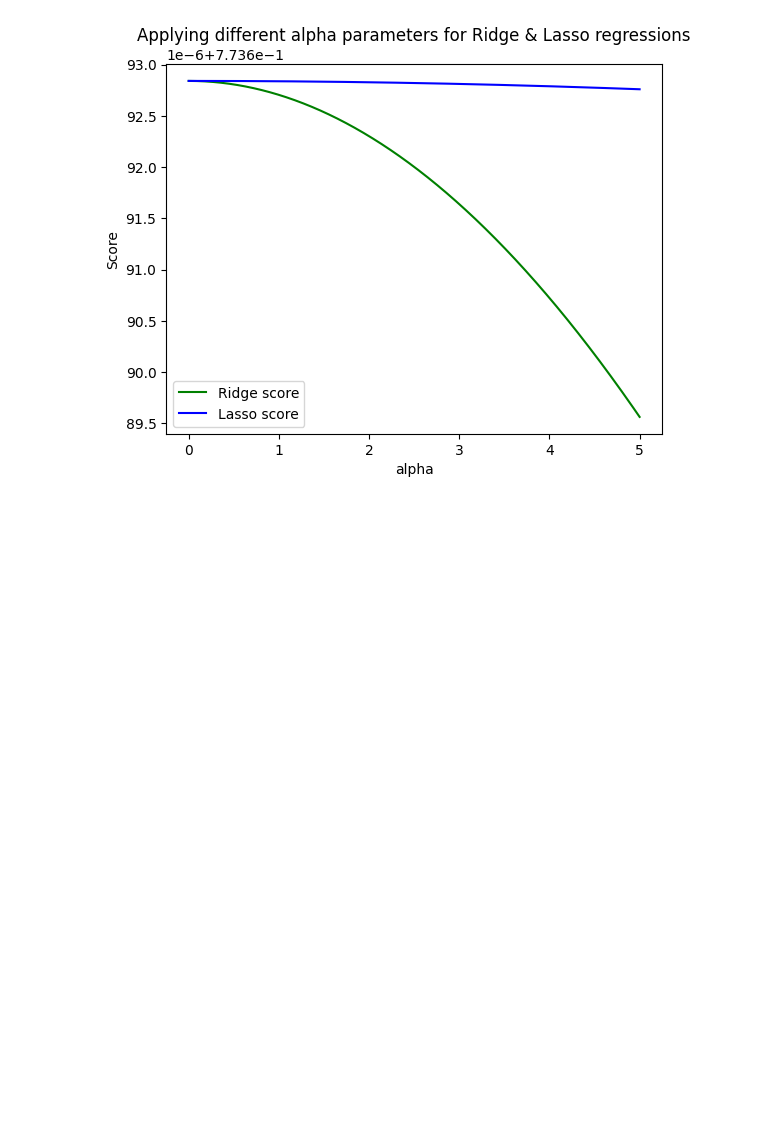
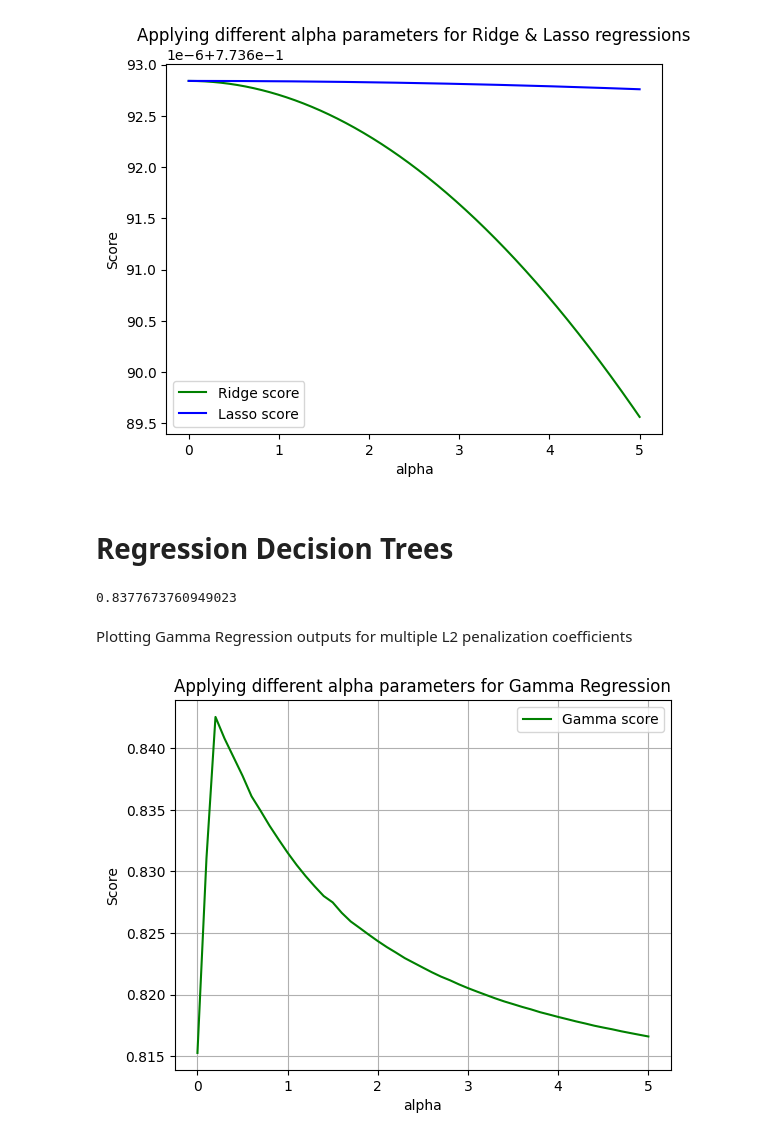
Before and after one commit to MehdiSensali/House-Price-Prediction, a Jupyter notebook: Predictions.ipynb, the cells around one changed output. Saved outputs shown, nothing was run; the diff lists cells and outputs as text; code cells hidden in the pictures; blank space fills up the shorter version.

Commit message:
Gamma Regression

```diff
--- a/Predictions.ipynb
+++ b/Predictions.ipynb
@@ -171,11 +171,11 @@ print(reg_lasso.score(X_mv, y_mv))
 0.09035176726826866
 0.09035178649744047
 # %%
-def result_variation_model(X, y, M, alpha_min, alpha_max, stride):
+def result_variation_model(X, y, M, alpha_min, alpha_max, stride, **model_args):
     output = []
     alpha = alpha_min
     while alpha <= alpha_max:
-        reg = M(alpha=alpha).fit(X=X, y=y)
+        reg = M(alpha = alpha, **model_args).fit(X=X, y=y)
         score = reg.score(X, y)
         output.append(score)
         alpha+=stride
@@ -278,3 +278,31 @@ plt.title("Applying different alpha parameters for Ridge & Lasso regressions")
 plt.show()
 # %% [output]
 [figure]
+# %% [markdown]
+# Regression Decision Trees
+# %%
+reg_gamma = GammaRegressor(alpha = 0.5, max_iter=2683).fit(X_high_corr, y_high_corr.ravel())
+reg_gamma.score(X_high_corr, y_high_corr.ravel())
+# %% [output]
+0.8377673760949023
+# %%
+import warnings
+from sklearn.exceptions import ConvergenceWarning
+
+gamma_args = {'max_iter': 2683, 'verbose': False}
+with warnings.catch_warnings():
+ warnings.filterwarnings("ignore", category=ConvergenceWarning)
+ gamma_outputs = result_variation_model(X_high_corr, y_high_corr.ravel(), GammaRegressor, alpha_min=alpha_min, alpha_max=alpha_max, stride=0.1, **gamma_args)
+# %% [markdown]
+Plotting Gamma Regression outputs for multiple L2 penalization coefficients
+# %%
+alpha = np.linspace(alpha_min, alpha_max, len(gamma_outputs))
+plt.plot(alpha, gamma_outputs, color='g', label="Gamma score")
+plt.legend()
+plt.grid()
+plt.ylabel("Score")
+plt.xlabel("alpha")
+plt.title("Applying different alpha parameters for Gamma Regression")
+plt.show()
+# %% [output]
+[figure, added]
```
